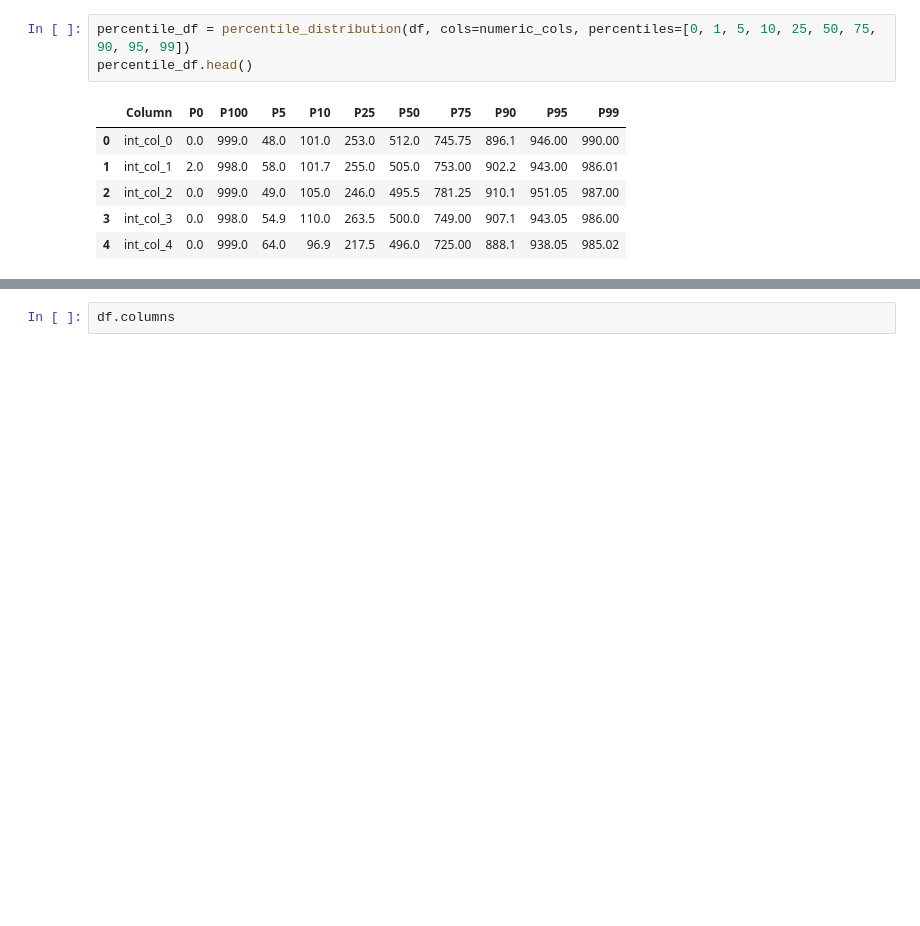
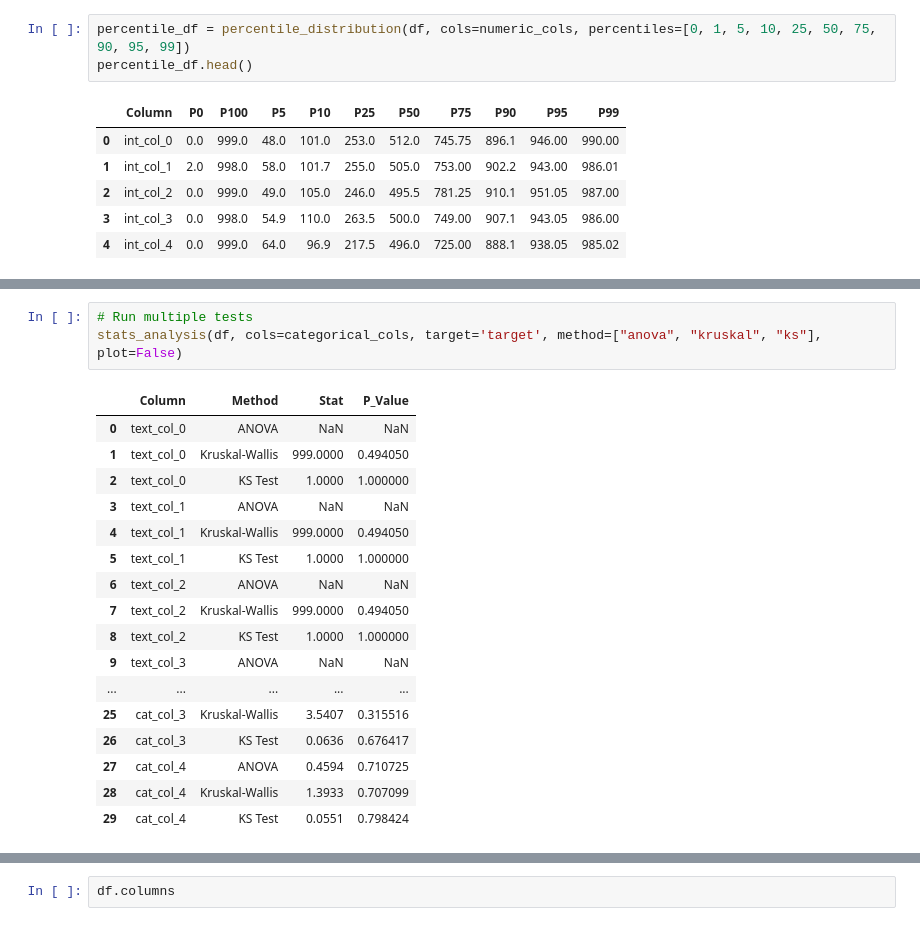
Before and after one commit to varuntotakura/SampleCodes, a Jupyter notebook: Notebooks/EDA.ipynb, the cells around one changed output, grey strips where cells are left out. Cells and saved outputs as stored; diff of their text form; blank space fills up the shorter version.

```diff
--- a/Notebooks/EDA.ipynb
+++ b/Notebooks/EDA.ipynb
@@ -606,0 +611,21 @@ def stats_analysis(df, target=None, method="pearson", max_cat_uniques=20, plot=T
+# %%
+# Run multiple tests
+stats_analysis(df, cols=categorical_cols, target='target', method=["anova", "kruskal", "ks"], plot=False)
+# %% [output]
+|  | Column | Method | Stat | P_Value |
+| 0 | text_col_0 | ANOVA | NaN | NaN |
+| 1 | text_col_0 | Kruskal-Wallis | 999.0000 | 0.494050 |
+| 2 | text_col_0 | KS Test | 1.0000 | 1.000000 |
+| 3 | text_col_1 | ANOVA | NaN | NaN |
+| 4 | text_col_1 | Kruskal-Wallis | 999.0000 | 0.494050 |
+| 5 | text_col_1 | KS Test | 1.0000 | 1.000000 |
+| 6 | text_col_2 | ANOVA | NaN | NaN |
+| 7 | text_col_2 | Kruskal-Wallis | 999.0000 | 0.494050 |
+| 8 | text_col_2 | KS Test | 1.0000 | 1.000000 |
+| 9 | text_col_3 | ANOVA | NaN | NaN |
+| ... | ... | ... | ... | ... |
+| 25 | cat_col_3 | Kruskal-Wallis | 3.5407 | 0.315516 |
+| 26 | cat_col_3 | KS Test | 0.0636 | 0.676417 |
+| 27 | cat_col_4 | ANOVA | 0.4594 | 0.710725 |
+| 28 | cat_col_4 | Kruskal-Wallis | 1.3933 | 0.707099 |
+| 29 | cat_col_4 | KS Test | 0.0551 | 0.798424 |
```
Also changed, not shown: parts of 13 cells of this notebook, 1 other file.
